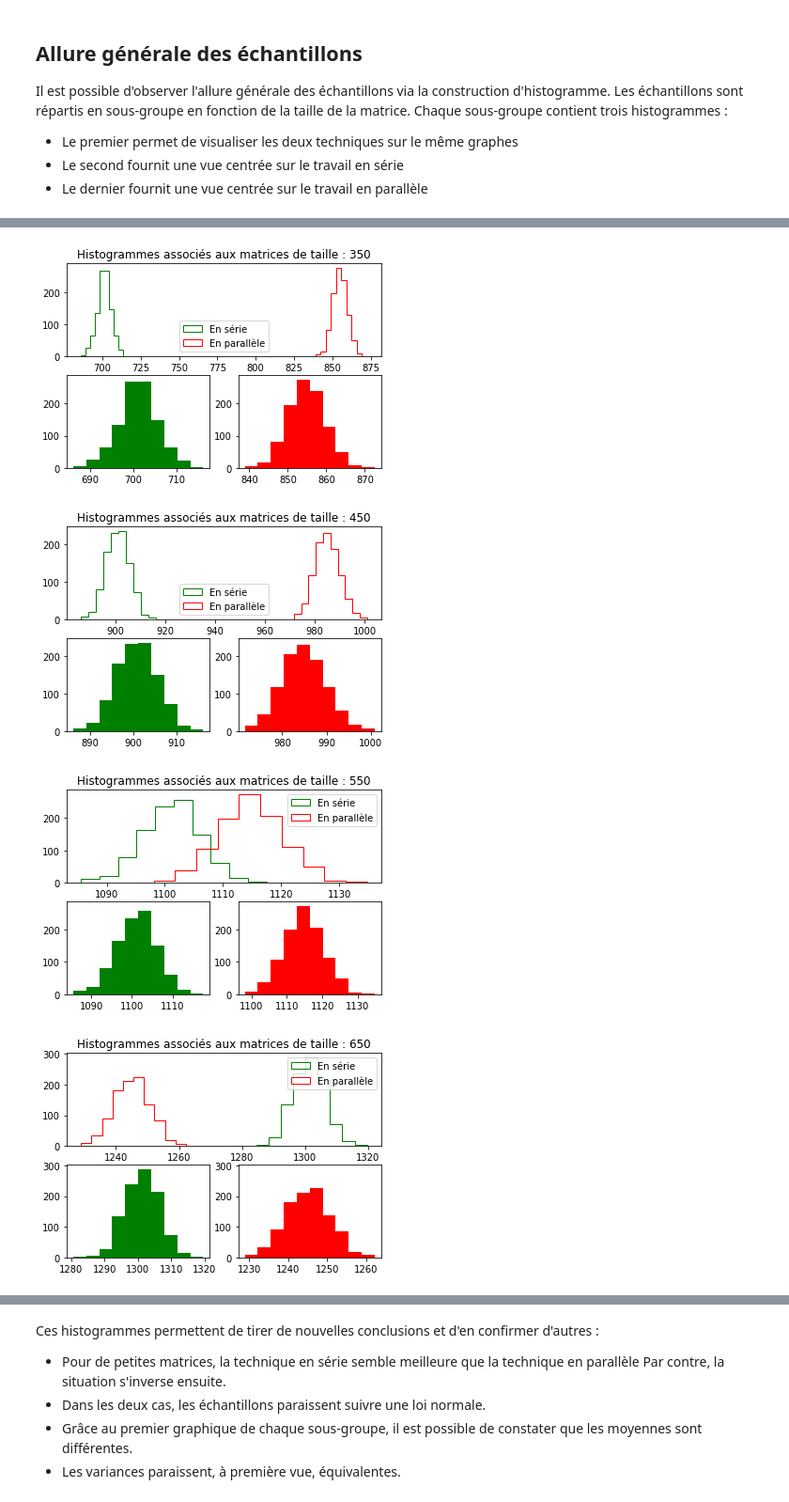
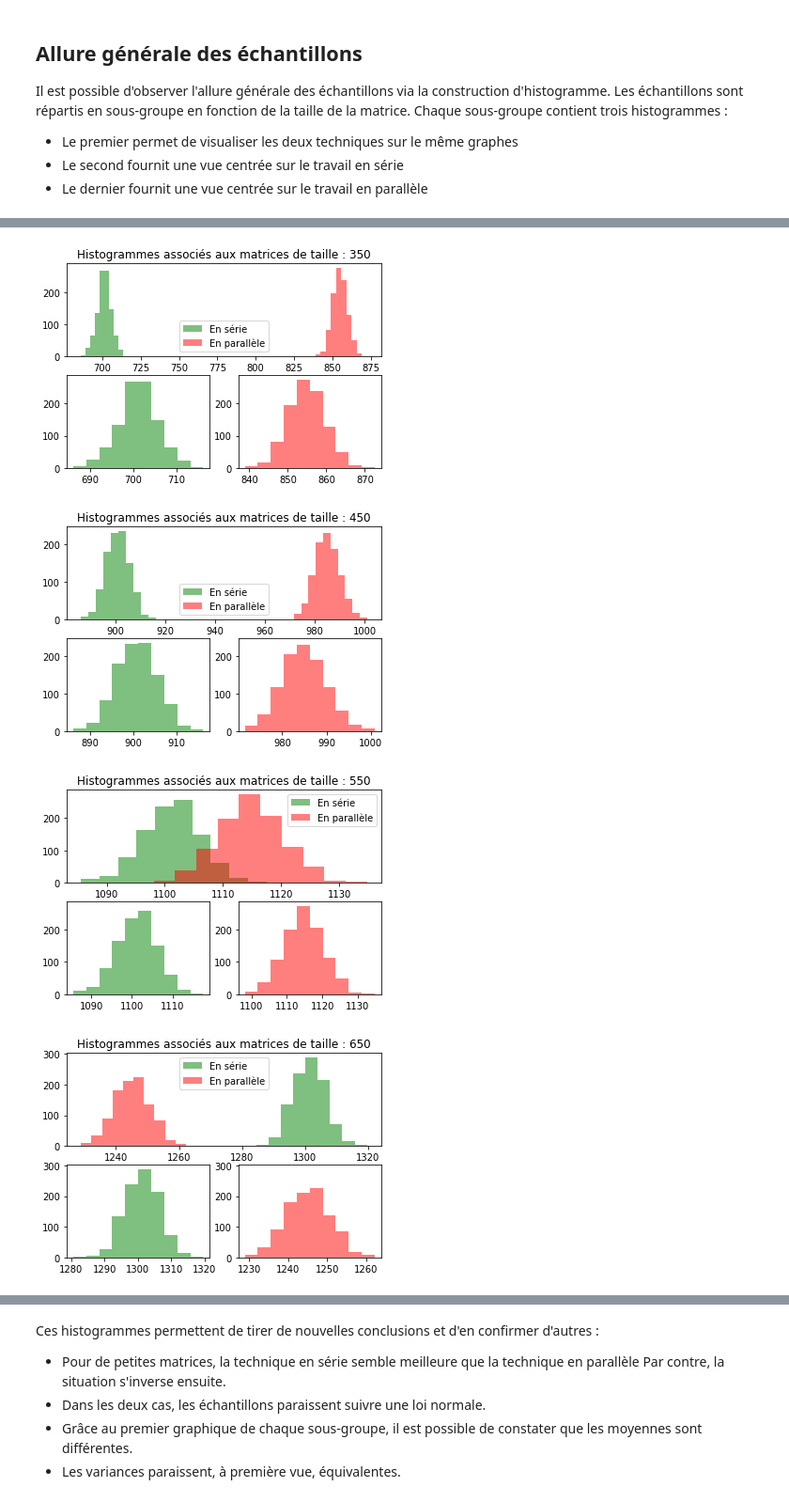
Before and after one commit to FlorianiL/projet, a Jupyter notebook: main.ipynb, the cells around one changed output, grey strips where cells are left out. Shown at 94% size. Saved outputs shown, nothing was run; the diff lists cells and outputs as text; code cells hidden in the pictures.

```diff
--- a/main.ipynb
+++ b/main.ipynb
@@ -104,11 +104,11 @@ def construct_histo():
         up = fig.add_subplot(grid[:-1, :])
         down_left = fig.add_subplot(grid[-1, :-1])
         down_right = fig.add_subplot(grid[-1, -1], sharey=down_left)
-        up.hist(serial, color='green', label='En série', histtype='step')
-        up.hist(parallel, color='red', label='En parallèle', histtype='step')
+        up.hist(serial, color='green', label='En série', alpha=0.5)
+        up.hist(parallel, color='red', label='En parallèle', alpha=0.5)
         up.set_title('Histogrammes associés aux matrices de taille : ' + str(size))
-        down_left.hist(serial, color='green')
-        down_right.hist(parallel, color='red')
+        down_left.hist(serial, color='green', alpha=0.5)
+        down_right.hist(parallel, color='red', alpha=0.5)
         up.legend()
 
 construct_histo()
@@ -119,4 +119,4 @@ construct_histo()
-[figure, old version]
+[figure, new version]
-[figure, old version]
+[figure, new version]
-[figure, old version]
+[figure, new version]
-[figure, old version]
+[figure, new version]
```
Also changed, not shown: parts of 13 cells of this notebook, 6 other files.
